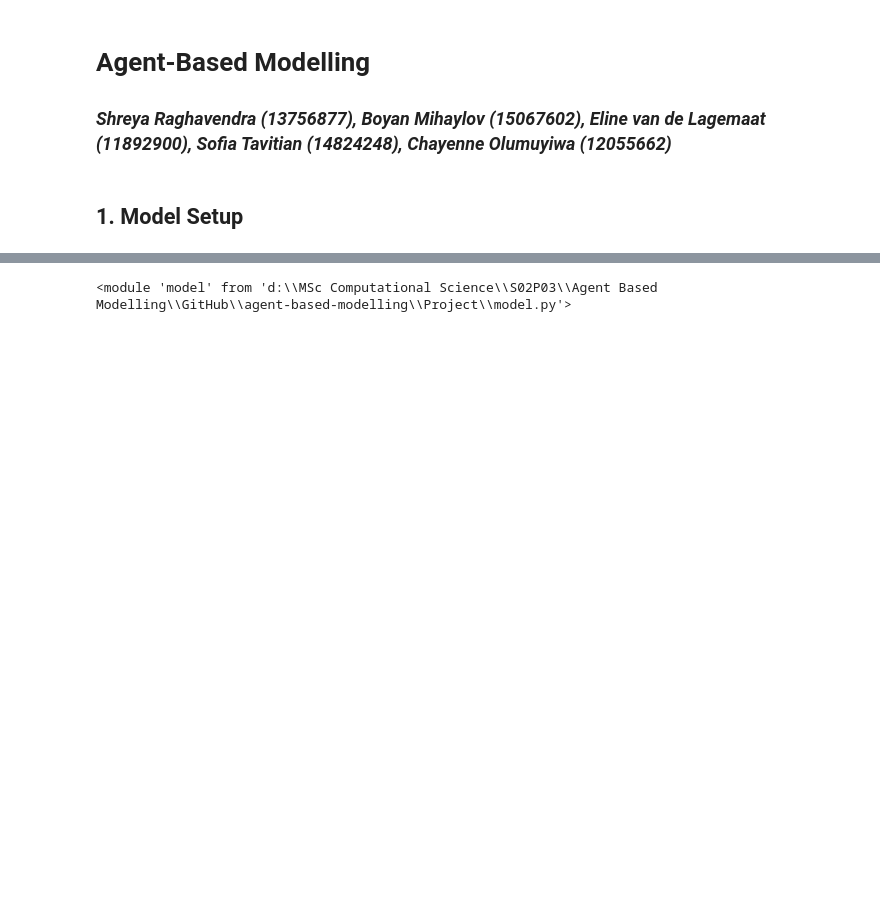
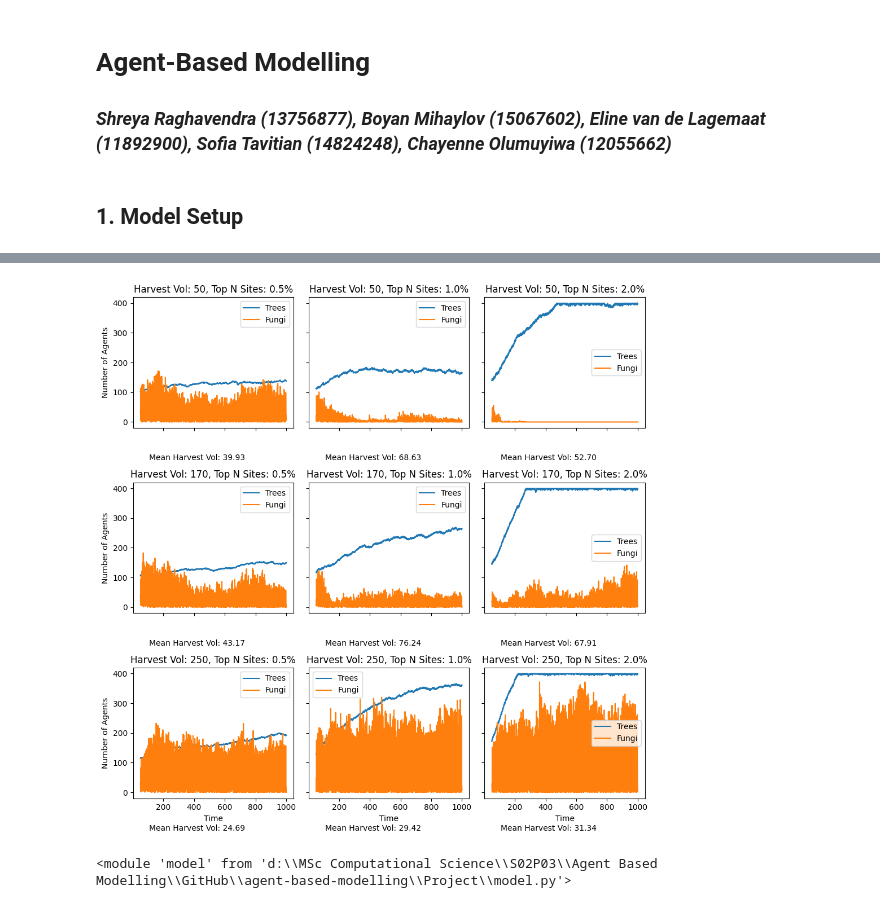
Before and after one commit to mboyan/agent-based-modelling, a Jupyter notebook: Project/ABM_Project.ipynb, the cells around one changed output, grey strips where cells are left out. Saved outputs shown, nothing was run; the diff lists cells and outputs as text; code cells hidden in the pictures; blank space fills up the shorter version.

```diff
--- a/Project/ABM_Project.ipynb
+++ b/Project/ABM_Project.ipynb
@@ -101,3 +88,43 @@ We would love to hear what you think about this new feature. If you have any tho
+# %%
+
+
+# Initialize the model and run it for each combination of parameters
+fig, axes = plt.subplots(3, 3, figsize=(10, 10), sharex=True, sharey=True)
+
+for i, top_n_sites_percent in enumerate(top_n_sites_percent_values):
+    for j, harvest_volume in enumerate(harvest_volume_values):
+        # Update the harvest parameters
+        harvest_params = [harvest_volume, 4, 0.5]
+
+        # Create and run the model
+        model = mdl.Forest(width, height, n_init_trees, n_init_fungi, harvest_params, fert_comp_ratio_exponent,
+                           max_substrate, max_soil_fertility, top_n_sites_percent)
+        model.run_model(n_steps=1000)
+
+        # Collect the data
+        data = model.datacollector.get_model_vars_dataframe()
+
+        # Calculate the mean and standard deviation of harvested volume
+        harvested_volume_mean = data["Harvested volume"].mean()
+        # harvested_volume_std = data["Harvested volume"].std()
+
+        # Plot the data starting from the 50th time step
+        ax = axes[j, i]
+        data[["Trees", "Fungi"]].iloc[50:].plot(ax=ax)
+        ax.set_title(f'Harvest Vol: {harvest_volume}, Top N Sites: {top_n_sites_percent * 100}%')
+        ax.set_xlabel('Time')
+        ax.set_ylabel('Number of Agents')
+
+        # Print the mean and standard deviation below the plot
+        textstr = '\n'.join((
+            f'Mean Harvest Vol: {harvested_volume_mean:.2f}',
+        ))
+        ax.text(0.4, -0.2, textstr, transform=ax.transAxes, fontsize=10, verticalalignment='top', horizontalalignment='center')
+
+plt.tight_layout()
+plt.show()
+# %% [output]
+[figure, added]
 # %%
 reload(vis)
 reload(agt)
```
Also changed, not shown: parts of 3 cells of this notebook, 1 other file.
